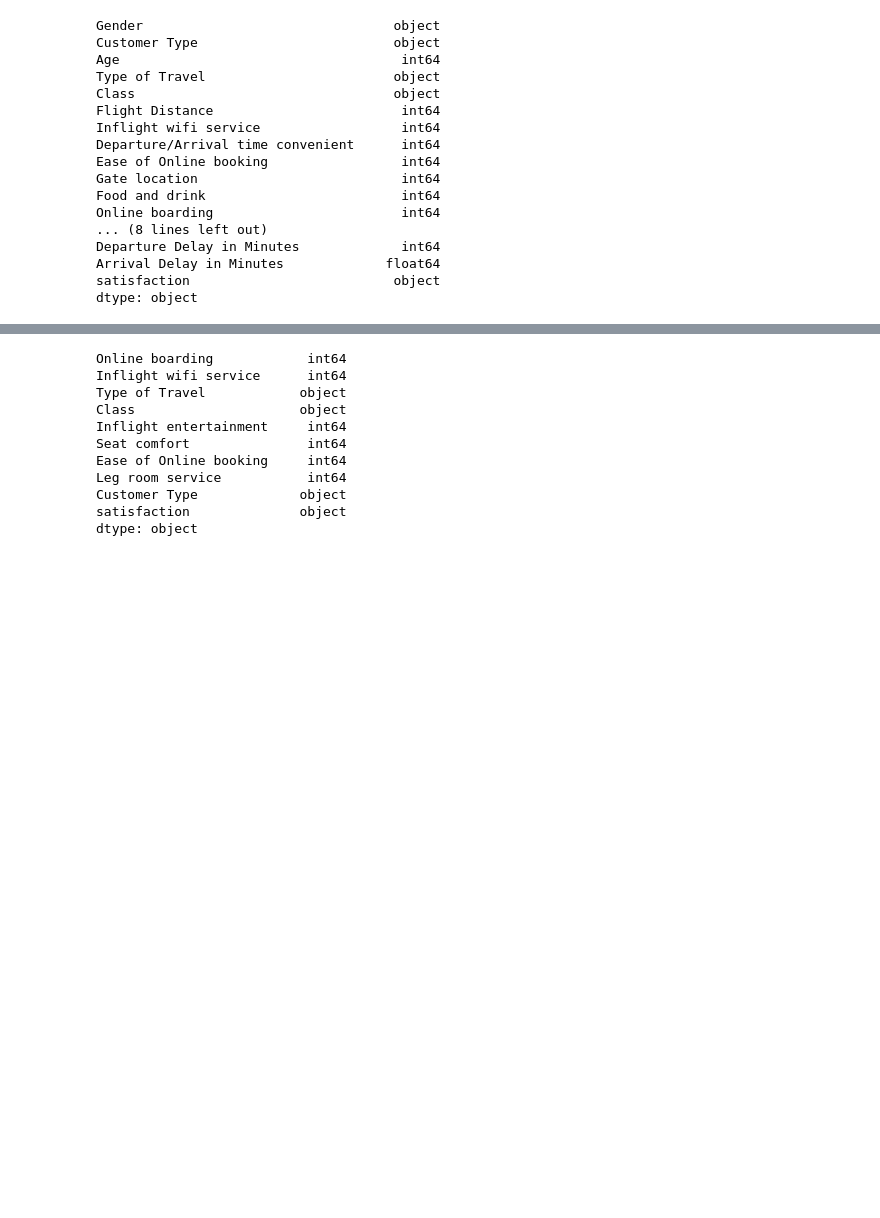
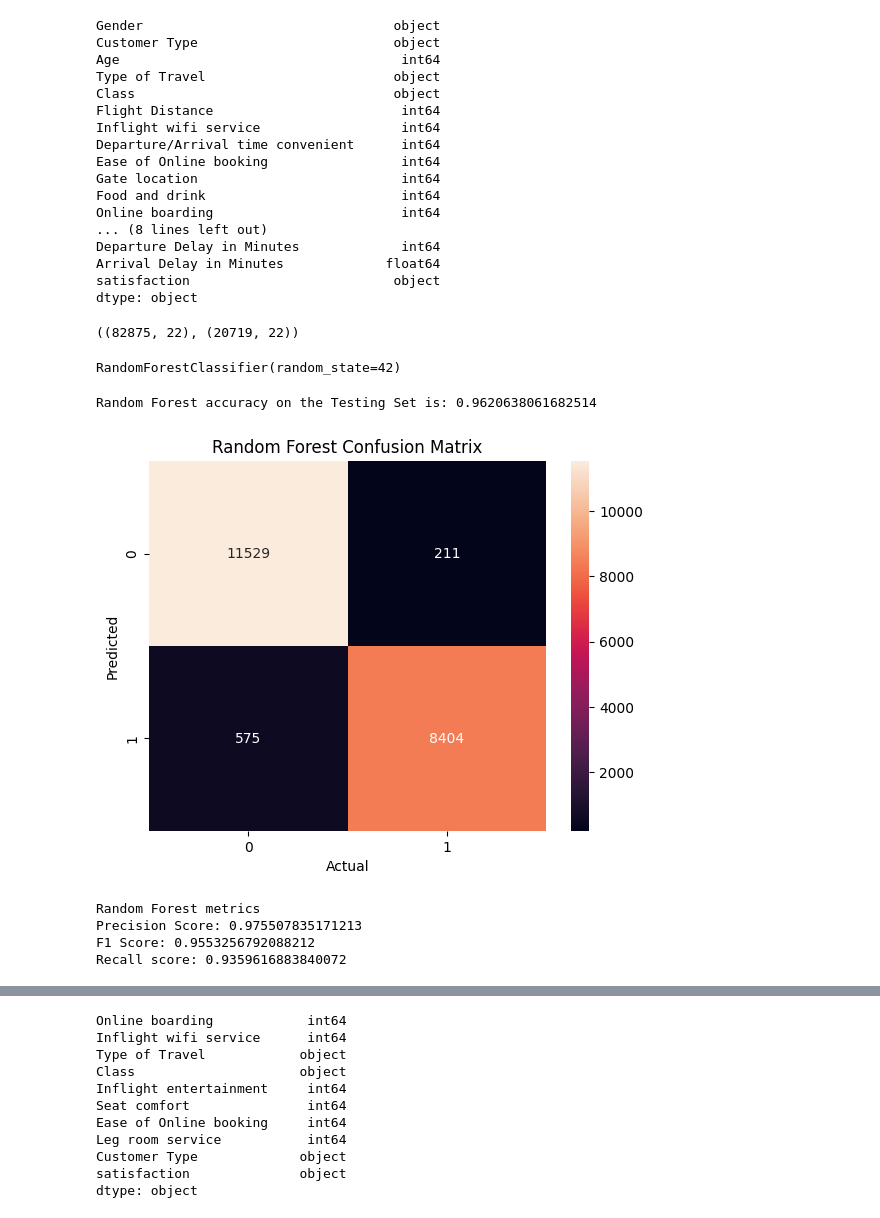
Before and after one commit to DadapeerShaik0603/3.Flight-Price-and--Customer-Satisfaction-Prediction, a Jupyter notebook: Airline Satisfaction Prediction/Airline_Passenger_model.ipynb, the cells around one changed output, grey strips where cells are left out. Saved outputs shown, nothing was run; the diff lists cells and outputs as text; code cells hidden in the pictures; blank space fills up the shorter version.

```diff
--- a/Airline Satisfaction Prediction/Airline_Passenger_model.ipynb
+++ b/Airline Satisfaction Prediction/Airline_Passenger_model.ipynb
@@ -246,3 +246,50 @@ X = df.drop(['satisfaction'], axis = 1)
 
 # our target variable
 y = df['satisfaction']
+# %%
+# now we split our data sets into training and testing with a 80/20 split
+X_train, X_test, y_train, y_test = train_test_split(X,y, test_size = 0.2, random_state=0, stratify = y)
+# %%
+# check our x_train and X_test shapes
+X_train.shape, X_test.shape
+# %% [output]
+((82875, 22), (20719, 22))
+# %%
+# instantiate our random forest model
+rfc = RandomForestClassifier(random_state = 42)
+
+# fit our model on our training sets
+rfc.fit(X_train,y_train)
+# %% [output]
+RandomForestClassifier(random_state=42)
+# %%
+# accuracy of our model on the testing set
+accuracy = rfc.score(X_test,y_test)
+print(f"Random Forest accuracy on the Testing Set is: {accuracy}")
+# %% [output]
+Random Forest accuracy on the Testing Set is: 0.9620638061682514
+# %%
+y_pred = rfc.predict(X_test)
+forest_matrix = confusion_matrix(y_test, y_pred)
+sns.heatmap(forest_matrix, annot=True, fmt="d")
+plt.title('Random Forest Confusion Matrix')
+plt.xlabel('Actual')
+plt.ylabel('Predicted')
+plt.show()
+# %% [output]
+[figure, added]
+# %%
+# other metrics
+f1_score = f1_score(y_test,y_pred)
+recall = recall_score(y_test, y_pred)
+precision = precision_score(y_test,y_pred)
+
+print("Random Forest metrics")
+print(f"Precision Score: {precision}")
+print(f"F1 Score: {f1_score}")
+print(f"Recall score: {recall}")
+# %% [output]
+Random Forest metrics
+Precision Score: 0.975507835171213
+F1 Score: 0.9553256792088212
+Recall score: 0.9359616883840072
```
Also changed, not shown: parts of 7 cells of this notebook.
